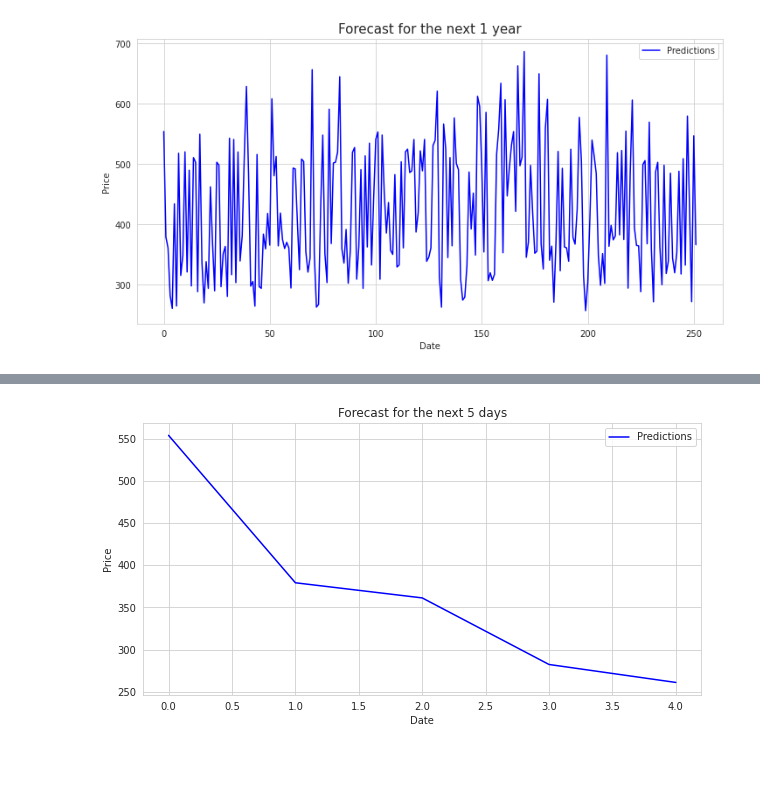
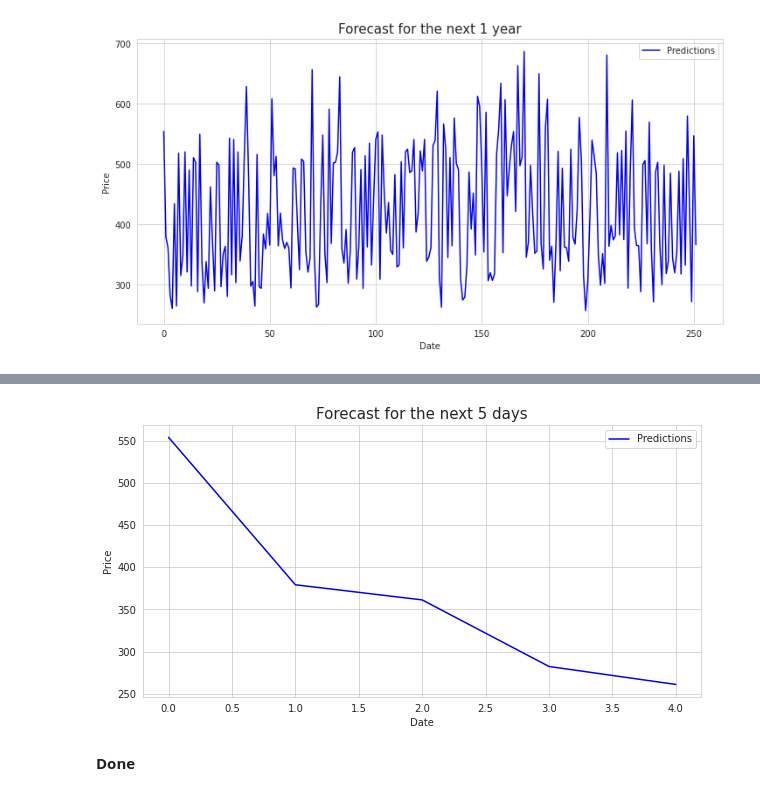
Before and after one commit to vanshu07/Data-Science-ML-Projects, a Jupyter notebook: netflix-stock-prediction.ipynb, the cells around one changed output, grey strips where cells are left out. Cells and saved outputs as stored; diff of their text form; code cells hidden in the pictures; blank space fills up the shorter version.

```diff
--- a/netflix-stock-prediction.ipynb
+++ b/netflix-stock-prediction.ipynb
@@ -331,10 +364,11 @@ sell_price = max(fivedays_df_pred["Predictions"])
 fivedays_buy = fivedays_df_pred.loc[fivedays_df_pred["Predictions"] == buy_price]
 fivedays_sell = fivedays_df_pred.loc[fivedays_df_pred["Predictions"] == sell_price]
 print("Buy price and date")
-print(fivedays_buy)
+print(fivedays_buy,'\n')
 print("Sell price and date")
 print(fivedays_sell)
-fivedays_df_pred["Predictions"].plot(figsize=(10, 5), title="Forecast for the next 5 days", color="blue")
+fivedays_df_pred["Predictions"].plot(figsize=(10, 5), color="blue")
+plt.title("Forecast for the next 5 days",size=15)
 plt.xlabel("Date")
 plt.ylabel("Price")
 plt.legend()
@@ -346,4 +381,6 @@ Buy price and date
 Sell price and date
    Unnamed: 0  Predictions
 0  2022-02-04   553.971376
-[figure, old version]
+[figure, new version]
+# %% [markdown]
+**Done**
```
Also changed, not shown: parts of 21 cells of this notebook.
